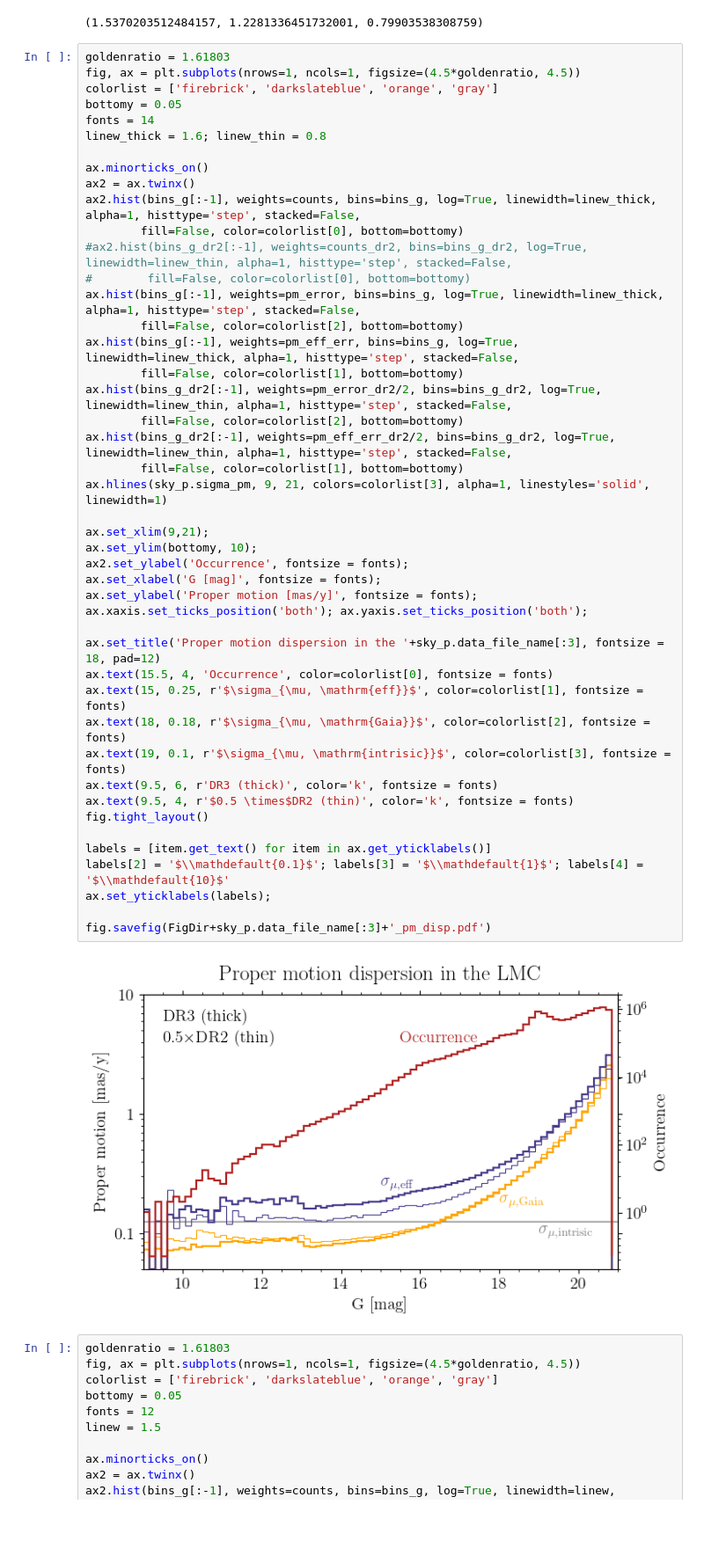
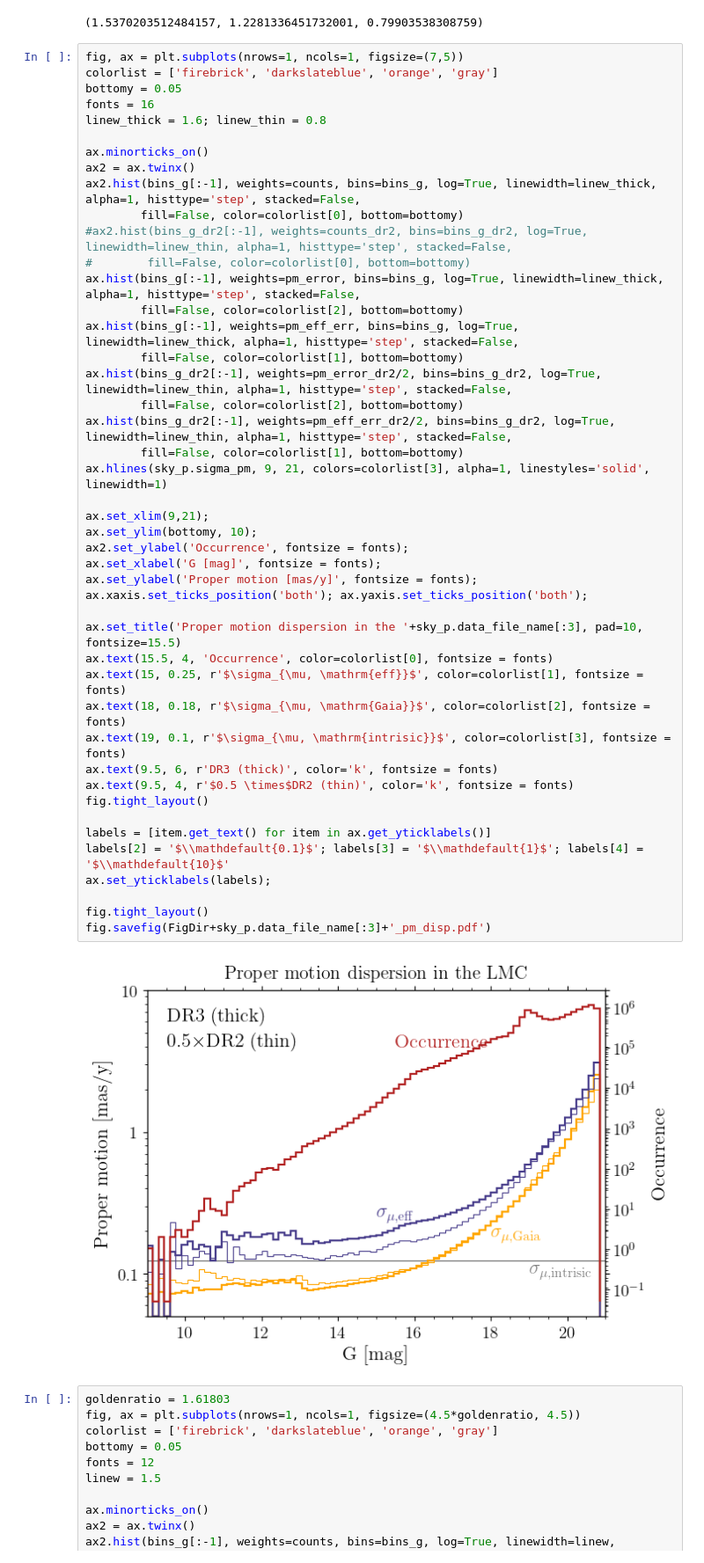
Before and after one commit to kenvantilburg/lens-velocity, a Jupyter notebook: dm_limit/modules/data_cleaning.ipynb, the cells around one changed output. Shown at 88% size. Saved outputs shown, nothing was run; the diff lists cells and outputs as text; blank space fills up the shorter version.

Commit message:
minor fixes to plots

```diff
--- a/dm_limit/modules/data_cleaning.ipynb
+++ b/dm_limit/modules/data_cleaning.ipynb
@@ -352,11 +352,10 @@ avg_dr2_eff_err, avg_dr3_eff_err, avg_dr3_eff_err/avg_dr2_eff_err
 # %% [output]
 (1.5370203512484157, 1.2281336451732001, 0.79903538308759)
 # %%
-goldenratio = 1.61803
-fig, ax = plt.subplots(nrows=1, ncols=1, figsize=(4.5*goldenratio, 4.5))
+fig, ax = plt.subplots(nrows=1, ncols=1, figsize=(7,5))
 colorlist = ['firebrick', 'darkslateblue', 'orange', 'gray']
 bottomy = 0.05
-fonts = 14
+fonts = 16
 linew_thick = 1.6; linew_thin = 0.8
 
 ax.minorticks_on()
@@ -369,35 +368,36 @@ ax.hist(bins_g[:-1], weights=pm_error, bins=bins_g, log=True, linewidth=linew_th
         fill=False, color=colorlist[2], bottom=bottomy)
 ax.hist(bins_g[:-1], weights=pm_eff_err, bins=bins_g, log=True, linewidth=linew_thick, alpha=1, histtype='step', stacked=False,
         fill=False, color=colorlist[1], bottom=bottomy)
 ax.hist(bins_g_dr2[:-1], weights=pm_error_dr2/2, bins=bins_g_dr2, log=True, linewidth=linew_thin, alpha=1, histtype='step', stacked=False,
         fill=False, color=colorlist[2], bottom=bottomy)
 ax.hist(bins_g_dr2[:-1], weights=pm_eff_err_dr2/2, bins=bins_g_dr2, log=True, linewidth=linew_thin, alpha=1, histtype='step', stacked=False,
         fill=False, color=colorlist[1], bottom=bottomy)
 ax.hlines(sky_p.sigma_pm, 9, 21, colors=colorlist[3], alpha=1, linestyles='solid', linewidth=1)
 
 ax.set_xlim(9,21);
 ax.set_ylim(bottomy, 10);
 ax2.set_ylabel('Occurrence', fontsize = fonts);
 ax.set_xlabel('G [mag]', fontsize = fonts);
 ax.set_ylabel('Proper motion [mas/y]', fontsize = fonts);
 ax.xaxis.set_ticks_position('both'); ax.yaxis.set_ticks_position('both');
 
-ax.set_title('Proper motion dispersion in the '+sky_p.data_file_name[:3], fontsize = 18, pad=12)
+ax.set_title('Proper motion dispersion in the '+sky_p.data_file_name[:3], pad=10, fontsize=15.5)
 ax.text(15.5, 4, 'Occurrence', color=colorlist[0], fontsize = fonts)
 ax.text(15, 0.25, r'$\sigma_{\mu, \mathrm{eff}}$', color=colorlist[1], fontsize = fonts)
 ax.text(18, 0.18, r'$\sigma_{\mu, \mathrm{Gaia}}$', color=colorlist[2], fontsize = fonts)
 ax.text(19, 0.1, r'$\sigma_{\mu, \mathrm{intrisic}}$', color=colorlist[3], fontsize = fonts)
 ax.text(9.5, 6, r'DR3 (thick)', color='k', fontsize = fonts)
 ax.text(9.5, 4, r'$0.5 \times$DR2 (thin)', color='k', fontsize = fonts)
 fig.tight_layout()
 
 labels = [item.get_text() for item in ax.get_yticklabels()]
 labels[2] = '$\\mathdefault{0.1}$'; labels[3] = '$\\mathdefault{1}$'; labels[4] = '$\\mathdefault{10}$'
 ax.set_yticklabels(labels);
 
+fig.tight_layout()
 fig.savefig(FigDir+sky_p.data_file_name[:3]+'_pm_disp.pdf')
 # %% [output]
-[figure, old version]
+[figure, new version]
 # %%
 goldenratio = 1.61803
 fig, ax = plt.subplots(nrows=1, ncols=1, figsize=(4.5*goldenratio, 4.5))
```
Also changed, not shown: 7 other files.
